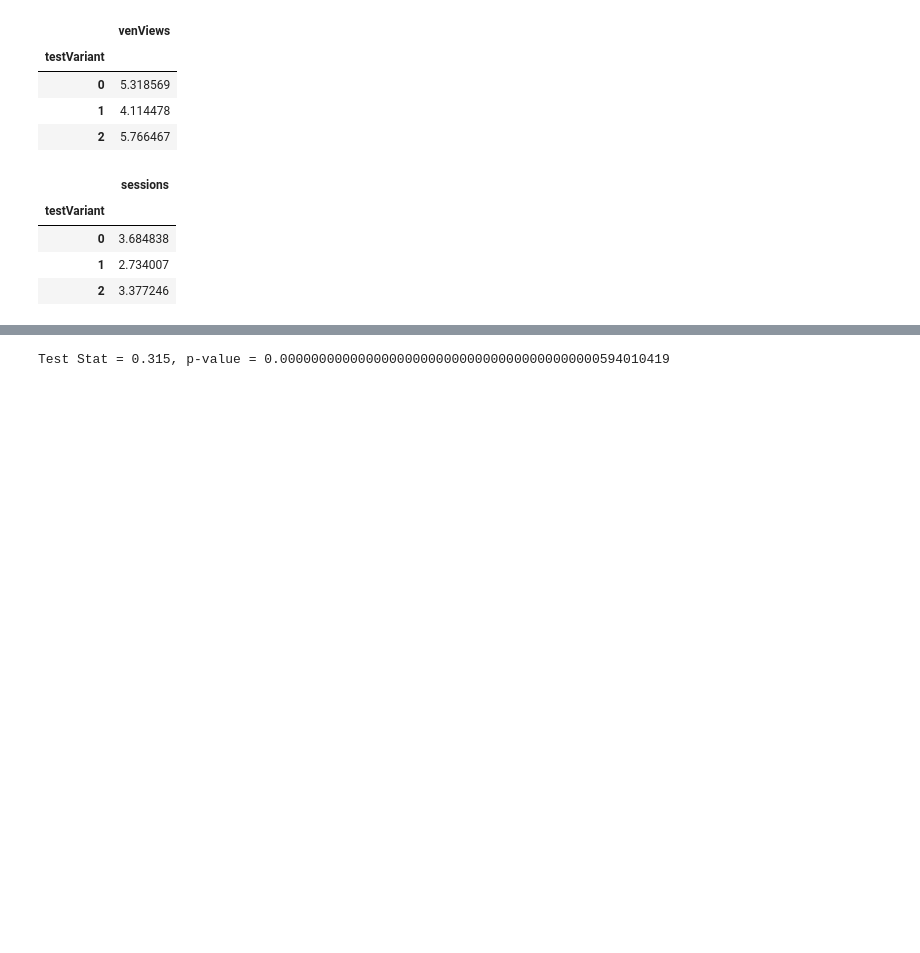
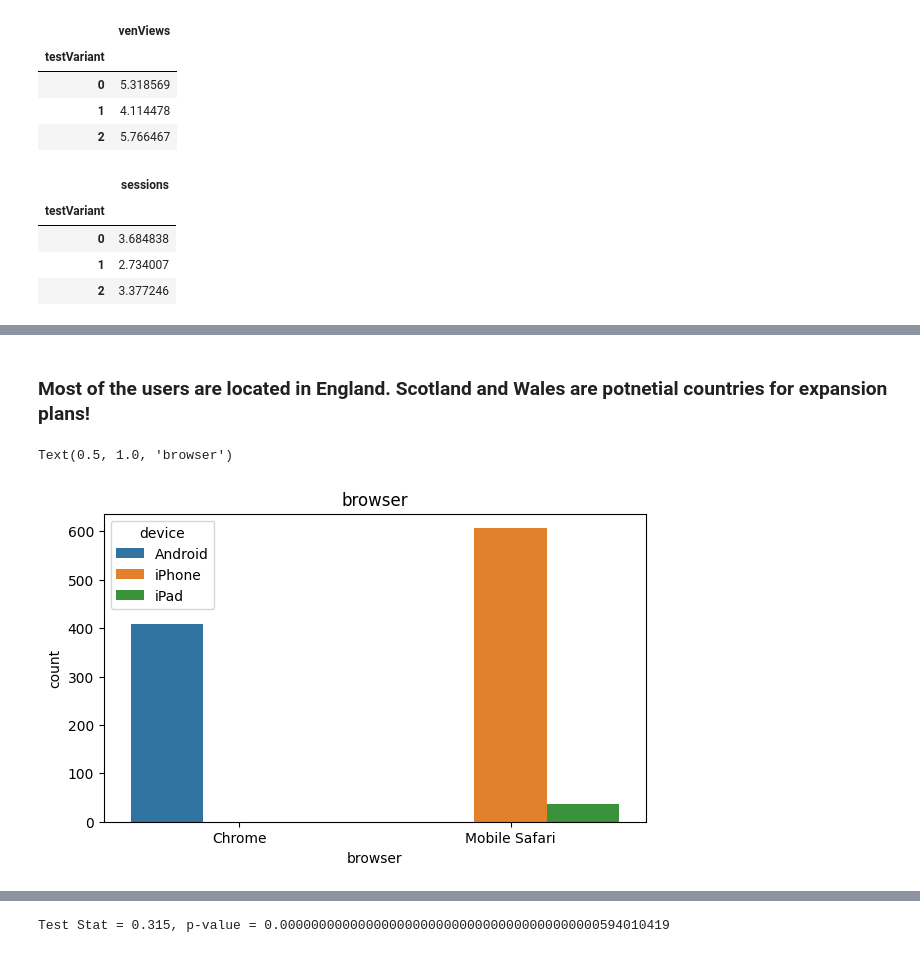
Before and after one commit to AhmadAdelSabet/Bridebook---Data-Scientist-Task, a Jupyter notebook: EDAandInsights.ipynb, the cells around one changed output, grey strips where cells are left out. Saved outputs shown, nothing was run; the diff lists cells and outputs as text; code cells hidden in the pictures; blank space fills up the shorter version.

```diff
--- a/EDAandTest1.ipynb
+++ b/EDAandInsights.ipynb
@@ -234,0 +244,11 @@ df.groupby(['testVariant']).agg({'sessions': 'mean'})
+# %% [markdown]
+### Most of the users are located in England. Scotland and Wales are potnetial countries for expansion plans!
+# %%
+fig=plt.figure(figsize=(7, 4))
+
+sns.countplot(x="browser", hue="device", data=df)
+
+plt.title("browser")
+# %% [output]
+Text(0.5, 1.0, 'browser')
+[figure, added]
```
Also changed, not shown: parts of 32 cells of this notebook, 11 other files.
